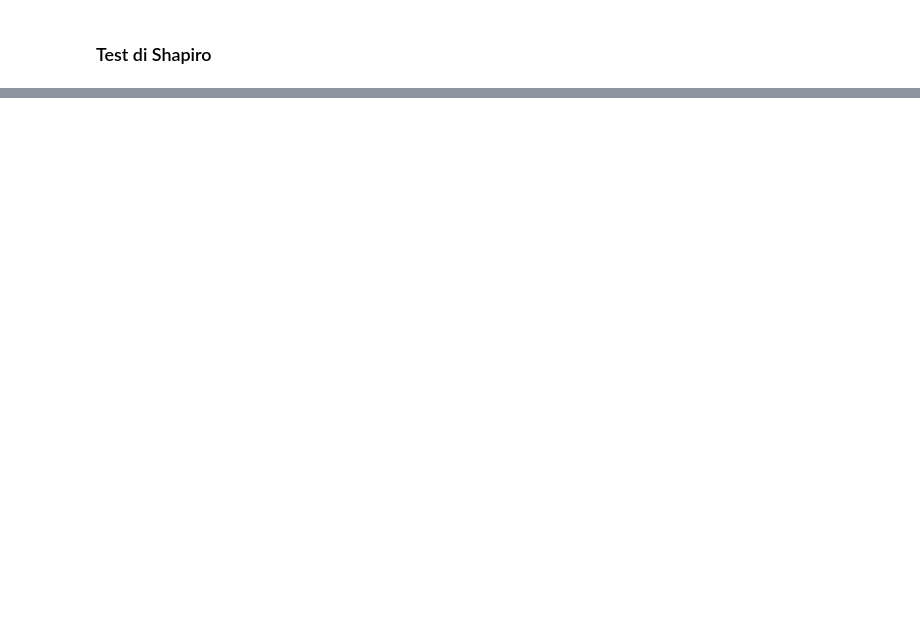
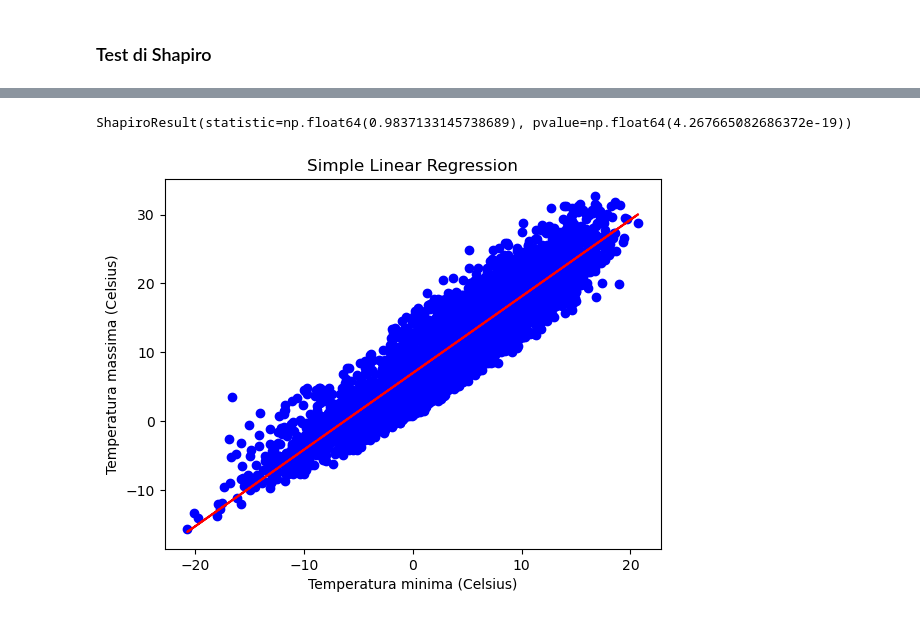
Before and after one commit to aka-buccia/progetto-statistica, a Jupyter notebook: reports/report.ipynb, the cells around one changed output, grey strips where cells are left out. Cells and saved outputs as stored; diff of their text form; code cells hidden in the pictures; blank space fills up the shorter version.

Commit message:
add: linear regression

```diff
--- a/reports/report.ipynb
+++ b/reports/report.ipynb
@@ -509,0 +533,10 @@ p-value test di Shapiro-Wilk: 0.0024004312225291285
+# %%
+
+X = df[f"{citta}_temp_min"].values
+X = sm.add_constant(X)
+Y_osservati = df[f"{citta}_temp_max"].values
+modello = sm.OLS(Y_osservati, X)
+risultato = modello.fit()
+
+Y_predetti = risultato.predict(X)
+print(risultato.summary())
@@ -509,0 +561,18 @@ p-value test di Shapiro-Wilk: 0.0024004312225291285
+# %%
+print(shapiro(risultato.resid))
+# %% [output]
+ShapiroResult(statistic=np.float64(0.9837133145738689), pvalue=np.float64(4.267665082686372e-19))
+# %%
+# Plot the data points and the linear regression line
+plt.scatter(df[f"{citta}_temp_min"], Y_osservati, color='blue')
+plt.plot(df[f"{citta}_temp_min"], Y_predetti, color='red')
+
+# Add labels and a title to the plot
+plt.xlabel("Temperatura minima (Celsius)")
+plt.ylabel('Temperatura massima (Celsius)')
+plt.title('Simple Linear Regression')
+
+# Display the plot
+plt.show()
+# %% [output]
+[figure, added]
```
Also changed, not shown: parts of 11 cells of this notebook.
